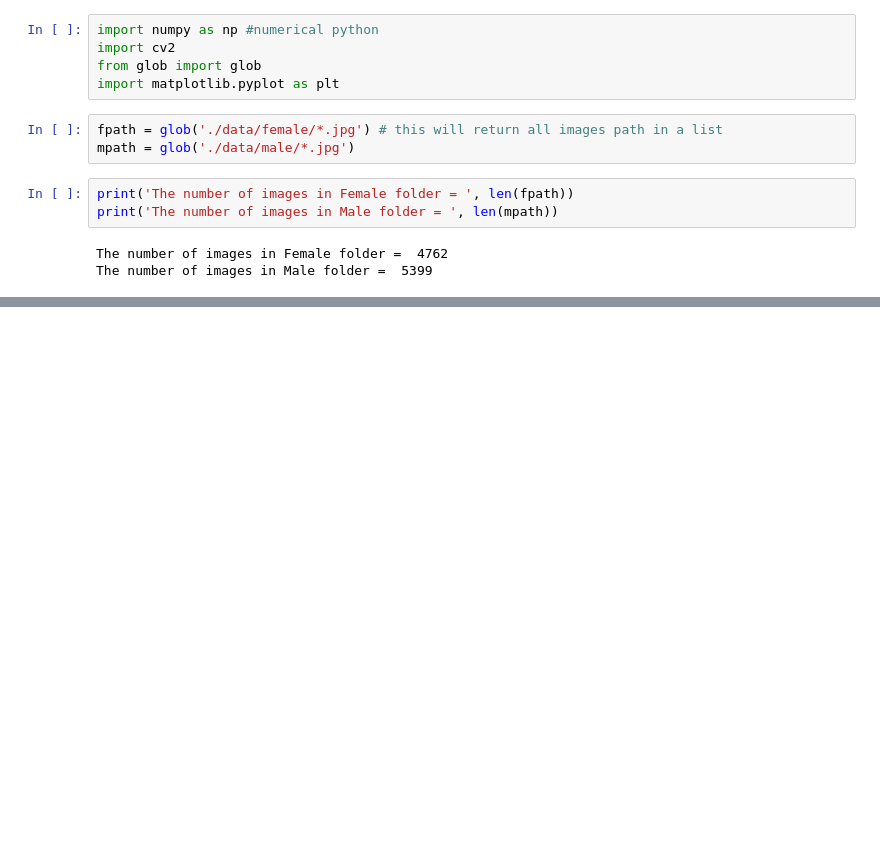
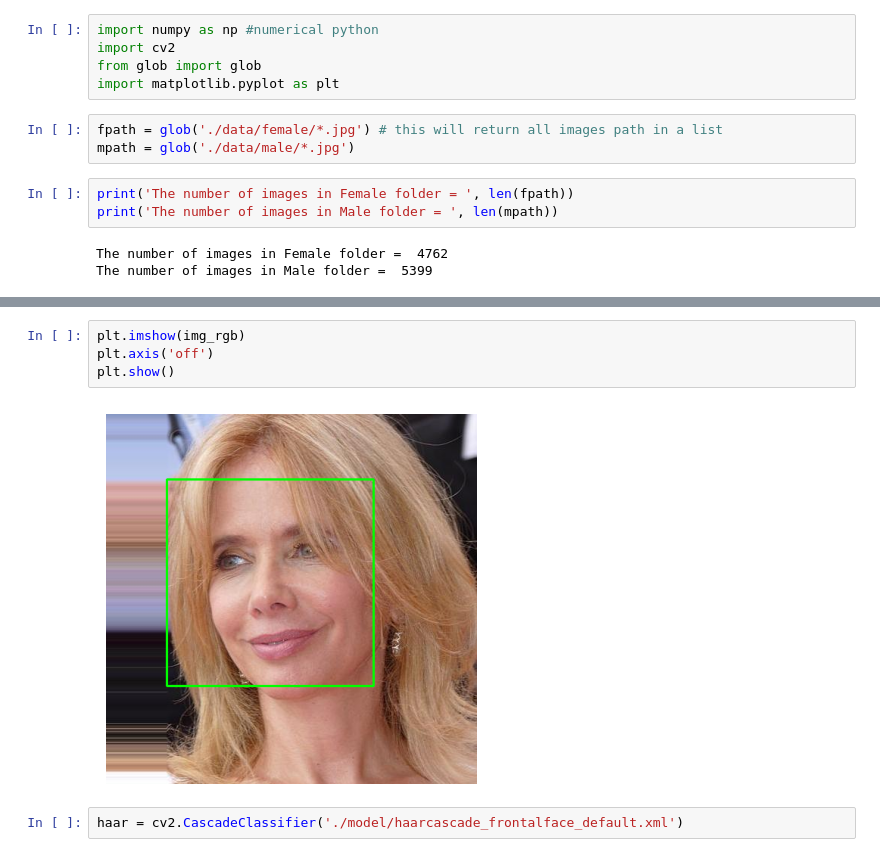
Before and after one commit to Willuv/Facial-Recognition-Program, a Jupyter notebook: 2_Train_FaceRecognition_with_ML/FRM_data_preprocessing_crop_faces.ipynb, the cells around one changed output, grey strips where cells are left out. Saved outputs shown, nothing was run; the diff lists cells and outputs as text; blank space fills up the shorter version.

```diff
--- a/2_Train_FaceRecognition_with_ML/FRM_data_preprocessing_crop_faces.ipynb
+++ b/2_Train_FaceRecognition_with_ML/FRM_data_preprocessing_crop_faces.ipynb
@@ -14,0 +38,8 @@ The number of images in Male folder =  5399
+# %%
+plt.imshow(img_rgb)
+plt.axis('off')
+plt.show()
+# %% [output]
+[figure, added]
+# %%
+haar = cv2.CascadeClassifier('./model/haarcascade_frontalface_default.xml')
```
Also changed, not shown: parts of 3 cells of this notebook, 1 other file.
